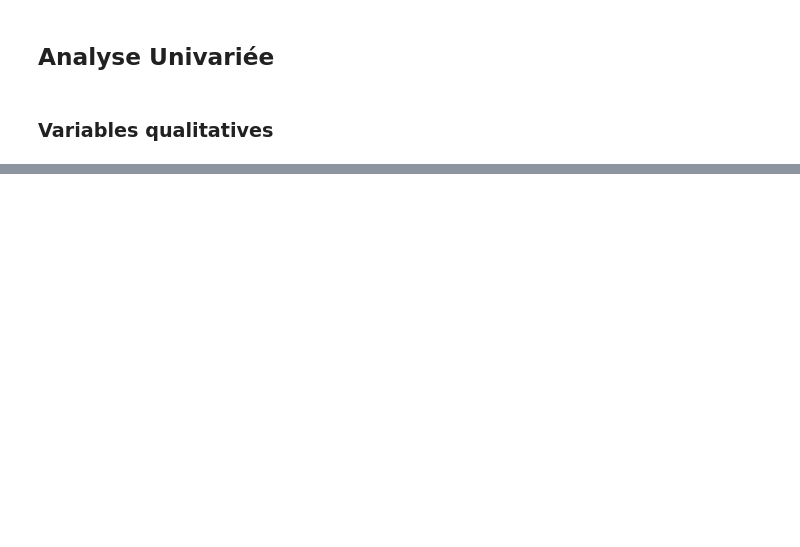
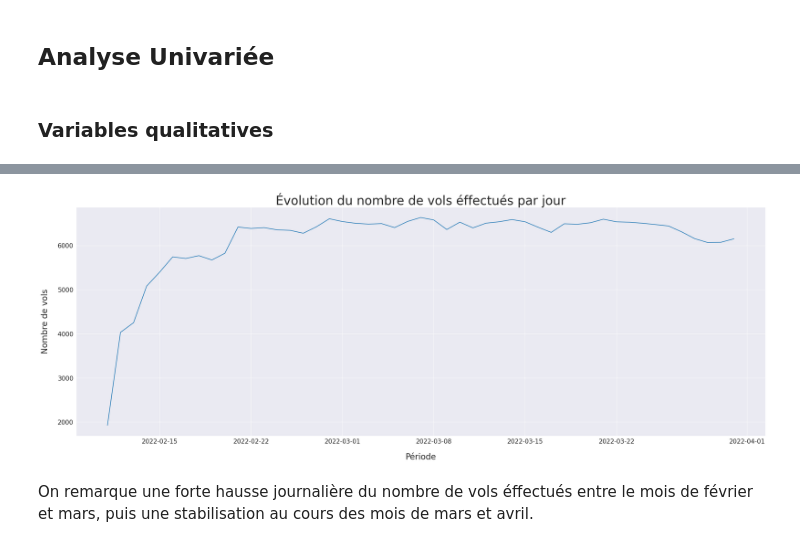
Before and after one commit to chanwinharold/Prevision_du_prix_des_vols, a Jupyter notebook: notebooks/02_exploratory_analysis.ipynb, the cells around one changed output, grey strips where cells are left out. Drawn from its saved outputs; the diff is of its cells as text; code cells hidden in the pictures; blank space fills up the shorter version.

```diff
--- a/notebooks/02_exploratory_analysis.ipynb
+++ b/notebooks/02_exploratory_analysis.ipynb
@@ -9,6 +10,7 @@ import matplotlib.pyplot as plt
 import seaborn as sns
 # %%
 data = pd.read_csv('../output/cleaned_data/data_cleaned.csv', parse_dates=['date'])
+data.time_taken = pd.to_timedelta(data.time_taken)
 data.head()
 # %% [output]
 |  | date | airline | dep_time | from | time_taken | stop | arr_time | to | price | class |
@@ -41,3 +43,8 @@ memory usage: 22.9+ MB
 ## Analyse Univariée
 # %% [markdown]
 ### Variables qualitatives
+# %%
+# Date
+date_grouped = data.groupby(data['date'].dt.to_period('D')).agg(count=('date', 'count')).reset_index()
+date_grouped['date'] = date_grouped['date'].dt.to_timestamp()
+date_grouped
@@ -43,0 +69,11 @@ memory usage: 22.9+ MB
+# %%
+plt.figure(figsize=(30, 10))
+plt.title('Évolution du nombre de vols éffectués par jour', fontsize=30)
+plt.xlabel("Période", fontsize=20, labelpad=20); plt.ylabel("Nombre de vols", fontsize=20, labelpad=20)
+plt.tick_params(labelsize=15)
+sns.lineplot(data=date_grouped, x='date', y='count')
+plt.show()
+# %% [output]
+[figure, added]
+# %% [markdown]
+On remarque une forte hausse journalière du nombre de vols éffectués entre le mois de février et mars, puis une stabilisation au cours des mois de mars et avril.
```
Also changed, not shown: parts of 12 cells of this notebook.
